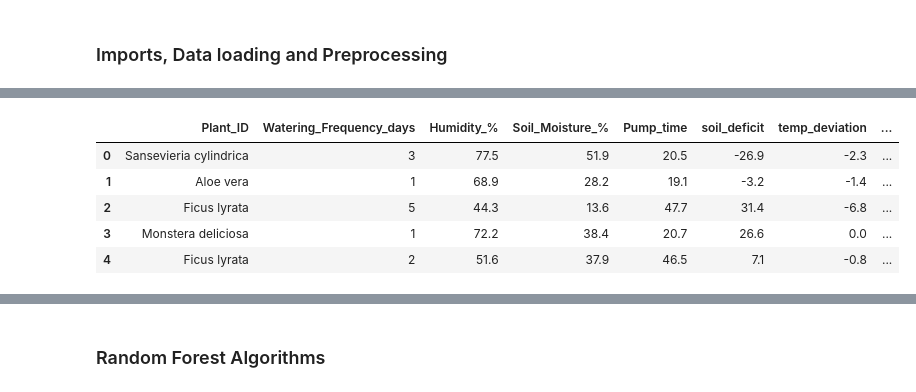
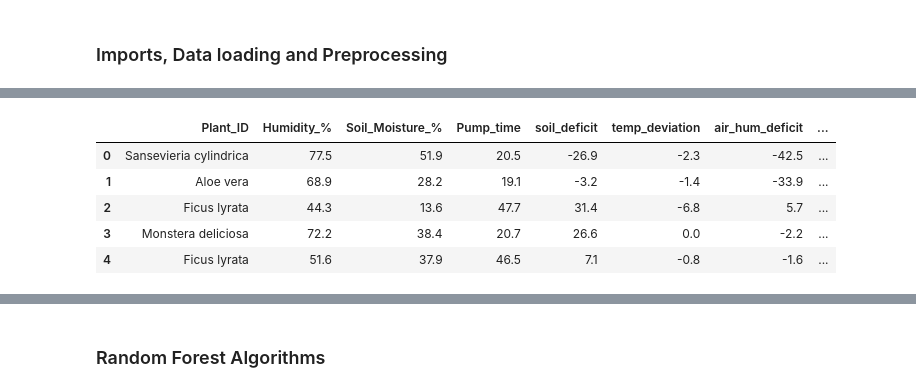
Before and after one commit to VIA-Plantify/Plantify-MachineLearning, a Jupyter notebook: datapreparation/indoor_dataset/indoor_plant_classification.ipynb, the cells around one changed output, grey strips where cells are left out. Drawn from its saved outputs; the diff is of its cells as text; code cells hidden in the pictures.

```diff
--- a/datapreparation/indoor_dataset/indoor_plant.ipynb
+++ b/datapreparation/indoor_dataset/indoor_plant_classification.ipynb
@@ -16,19 +15,5 @@ from scipy.cluster.hierarchy import dendrogram, linkage
 # %%
-# Load files
-data_sensors = pd.read_csv("Indoor_Plant_Health_and_Growth_Factors.csv")
-data_optimal = pd.read_csv("optimal_plant_conditions.csv")
-light_values = pd.read_csv("light_intensity.csv")
-
-# Merge files
-data = pd.merge(
-    data_sensors,
-    data_optimal,
-    left_on='Plant_ID',
-    right_on='Plant_ID',
-    how='left'
-)
-
-data["Light_Intensity"] = light_values["Lux_Value"]
-
-data.head()
+from indoor_plant_preprocessing import data_preparation
+data = data_preparation()
+data
 # %% [output]
@@ -42,4 +32,0 @@ data.head()
-# %%
-# Drop irrelevant columns
-data = data.drop(columns=["Fertilizer_Type", "Fertilizer_Amount_ml", "Pest_Presence", "Pest_Severity", "Soil_Type","Health_Score", "Height_cm", "Leaf_Count", "New_Growth_Count", "Health_Notes",  "Sunlight_Exposure"])
-data.head()
@@ -53,5 +32,0 @@ data.head()
-# %%
-# Convert from milliliters to seconds for watering with the flow rate of 10ml/sec
-data["Pump_time"] = data["Watering_Amount_ml"] / 10
-data = data.drop(columns=["Watering_Amount_ml"])
-data.head()
@@ -98,31 +65,15 @@ for idx, (metric, label) in enumerate(zip(metrics, metric_labels)):
 # %%
 # Feature Engineering
-
-# Soil humidity deficit (optimal - current -> to get a positive value when it needs water)
-data['soil_deficit'] = (data['Optimal_Soil_Moisture_%'] - data['Soil_Moisture_%'])
-
-# Temperature deviation (current - optimal -> get a postive value when it's hotter than ideal)
-data['temp_deviation'] = (data['Room_Temperature_C'] - data['Optimal_Room_Temperature_C'])
-
-# Air humidity deficit (optimal - current -> positive means the air is too dry)
-data['air_hum_deficit'] = (data['Optimal_Humidity_%'] - data['Humidity_%'])
-
-# Light deviation (current - optimal -> get a postive value when it's more light than ideal)
-data['light_deviation'] = (data['Light_Intensity'] - data['Optimal_Light_Intensity_Lux'])
-
-# Approximate evapotranspiration (water loss due to heat, light, and dry air)
-data['et_approx'] = ((data['Room_Temperature_C'] * data['Light_Intensity']) / (data['Humidity_%'] + 1))
-
 data = data.drop(columns=["Optimal_Humidity_%", "Optimal_Room_Temperature_C", "Optimal_Soil_Moisture_%", "Optimal_Light_Intensity_Lux", "Room_Temperature_C", "Light_Intensity"])
 
 data.head()
 # %% [output]
-|  | Plant_ID | Watering_Frequency_days | Humidity_% | Soil_Moisture_% | Pump_time | soil_deficit | temp_deviation | ... |
-| 0 | Sansevieria cylindrica | 3 | 77.5 | 51.9 | 20.5 | -26.9 | -2.3 | ... |
-| 1 | Aloe vera | 1 | 68.9 | 28.2 | 19.1 | -3.2 | -1.4 | ... |
-| 2 | Ficus lyrata | 5 | 44.3 | 13.6 | 47.7 | 31.4 | -6.8 | ... |
-| 3 | Monstera deliciosa | 1 | 72.2 | 38.4 | 20.7 | 26.6 | 0.0 | ... |
-| 4 | Ficus lyrata | 2 | 51.6 | 37.9 | 46.5 | 7.1 | -0.8 | ... |
+|  | Plant_ID | Humidity_% | Soil_Moisture_% | Pump_time | soil_deficit | temp_deviation | air_hum_deficit | ... |
+| 0 | Sansevieria cylindrica | 77.5 | 51.9 | 20.5 | -26.9 | -2.3 | -42.5 | ... |
+| 1 | Aloe vera | 68.9 | 28.2 | 19.1 | -3.2 | -1.4 | -33.9 | ... |
+| 2 | Ficus lyrata | 44.3 | 13.6 | 47.7 | 31.4 | -6.8 | 5.7 | ... |
+| 3 | Monstera deliciosa | 72.2 | 38.4 | 20.7 | 26.6 | 0.0 | -2.2 | ... |
+| 4 | Ficus lyrata | 51.6 | 37.9 | 46.5 | 7.1 | -0.8 | -1.6 | ... |
 # %%
 # Correlation matrix
 numeric_data = data.select_dtypes(include=['float64', 'int64'])
```
Also changed, not shown: parts of 19 cells of this notebook, 3 other files.
